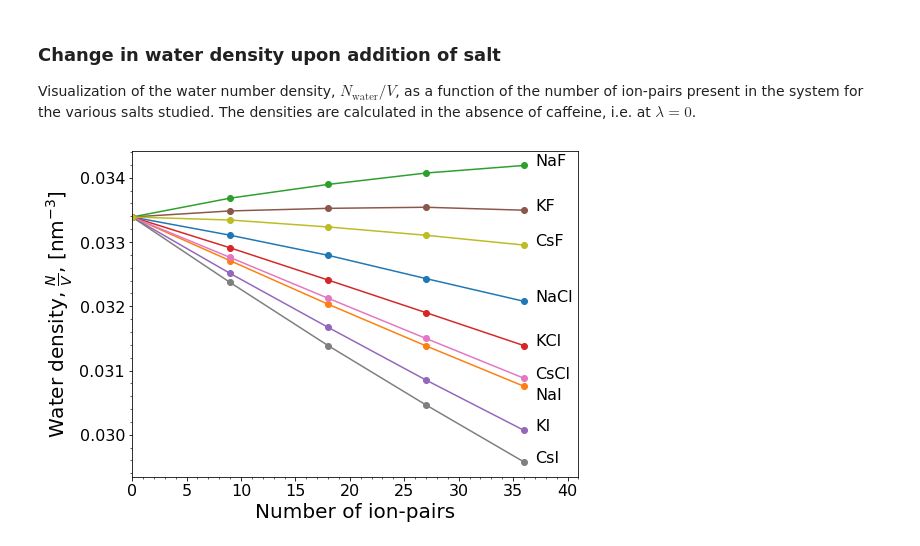
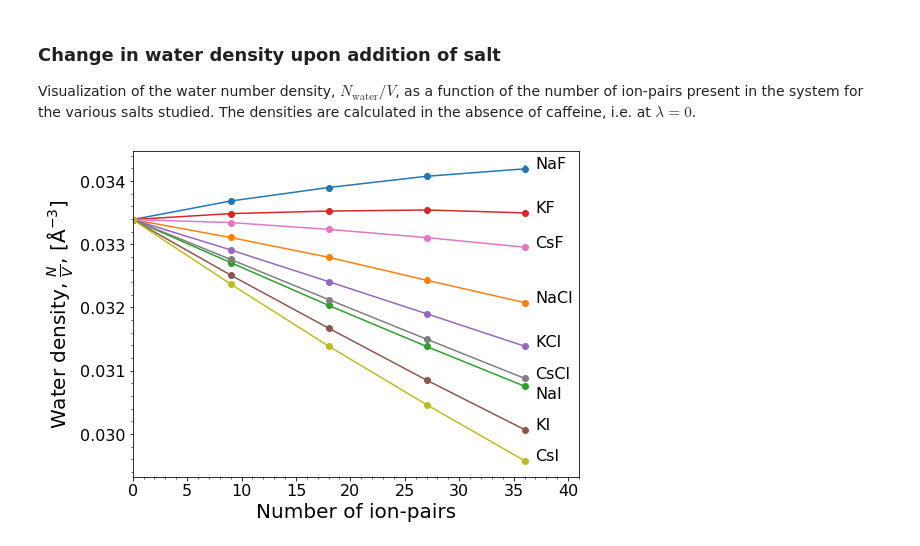
Before and after one commit to SHervoe-Hansen/Caffeine_solubility, a Jupyter notebook: Analysis.ipynb, the cells around one changed output. Saved outputs shown, nothing was run; the diff lists cells and outputs as text; code cells hidden in the pictures.

```diff
--- a/Analysis.ipynb
+++ b/Analysis.ipynb
@@ -1200,7 +1200,7 @@ ax.set_xlim(-0.15, 1.3)
 ax.set_ylim(-1, 0.6)
 ax.tick_params(axis='both', labelsize=14)
 ax.minorticks_on()
-ax.set_ylabel(r'$\frac{\partial \beta \langle \varepsilon \rangle}{\partial c_s}$ [M$^{{-1}}$]', fontsize=25)
+ax.set_ylabel(r'$\frac{\partial \beta\left(\langle \nu \rangle_{anion}+\langle \nu \rangle_{cation}+\langle \nu \rangle_{water}\right)}{\partial c_s}$[M$^{{-1}}$]', fontsize=18)
 ax.set_xlabel(r'Setschenow coefficient, $k_s$, [M$^{-1}$]', fontsize=16)
 fig.tight_layout()
 fig.savefig('images/SetschenowMeanInteractionCorrelation.pdf', bbox_inches='tight')
@@ -1366,32 +1366,46 @@ CsI
 ### Change in water density upon addition of salt
 Visualization of the water number density, $N_{\mathrm{water}}/V$, as a function of the number of ion-pairs present in the system for the various salts studied. The densities are calculated in the absence of caffeine, i.e. at $\lambda=0$.
 # %%
+Na = 6.02214086e23              # Avogadro's constant
+cubic_angstrom_to_liter = 1e-27 # Volume conversion
+
 fig, ax = plt.subplots(nrows=1, ncols=1, figsize=(8, 6))
 
-# Get zero salt:
+salts = ['NaF', 'NaCl', 'NaI', 'KF', 'KCl', 'KI', 'CsF', 'CsCl', 'CsI']
+
+# Get zero salt
 %cd -q $homedir/Simulations/Nosalt
-water_volume = getAvgVolume('output_ref.dat', returning='float')
+water_volume = getAvgVolume('output_ref.dat', returning='float', stdout=True)
+
+water_densities = np.empty(shape=(len(salts), len(salt_concentrations)+1))
 
 Nions = [0, 9, 18, 27, 36]
 
-for salt in salts:
-    volume = [water_volume]
+for i, salt in enumerate(salts):
+    volume = [water_volume[0]]
+    volume_std = [water_volume[1]]
     for concentration in salt_concentrations:
         conc = '{0:.2f}'.format(concentration)
         %cd -q $homedir/Simulations/$salt/$conc
-        volume.append(getAvgVolume('output_ref.dat', returning='float'))
-    ax.plot(Nions, 1000/np.array(volume), marker='o')
+        V = getAvgVolume('output_ref.dat', returning='float', stdout=True)
+        volume.append(V[0])
+        volume_std.append(V[1])
+
+    density_std = 1000/np.array(volume)**2 * np.array(volume_std) # Error propagation: δy = |dy/dx| * δx
+    ax.errorbar(Nions, 1000/np.array(volume), marker='o', yerr=density_std)
     if salt == 'NaI':
         ax.text(Nions[-1]+1, 1000/volume[-1]-0.0002, s=salt, fontsize=16)
     else:
         ax.text(Nions[-1]+1, 1000/volume[-1], s=salt, fontsize=16)
+    water_densities[i] = 1000/np.array(volume) / Na / cubic_angstrom_to_liter
+
 
 %cd -q $homedir
 ax.set_xlim(0, 41)
 ax.minorticks_on()
 ax.tick_params(axis='both', labelsize=16)
 ax.set_xlabel(r'Number of ion-pairs', fontsize=20)
-ax.set_ylabel(r'Water density, $\frac{N}{V}$, [nm$^{-3}$]', fontsize=20)
+ax.set_ylabel(r'Water density, $\frac{N}{V}$, [Å$^{-3}$]', fontsize=20)
 fig.savefig('images/WaterDensity.pdf', bbox_inches='tight')
 # %% [output]
-[figure, old version]
+[figure, new version]
```
Also changed, not shown: parts of 7 cells of this notebook, 16 other files.
